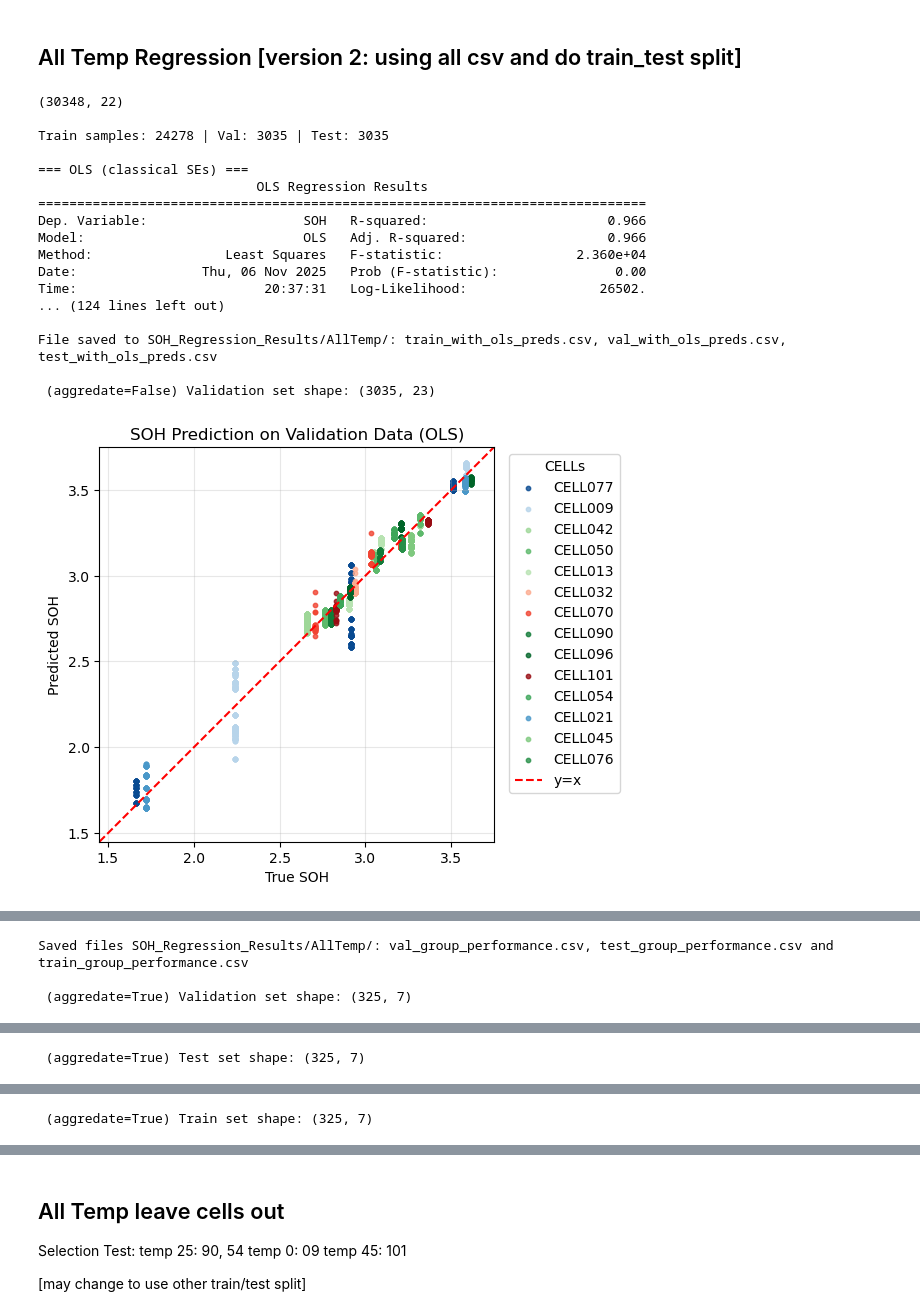
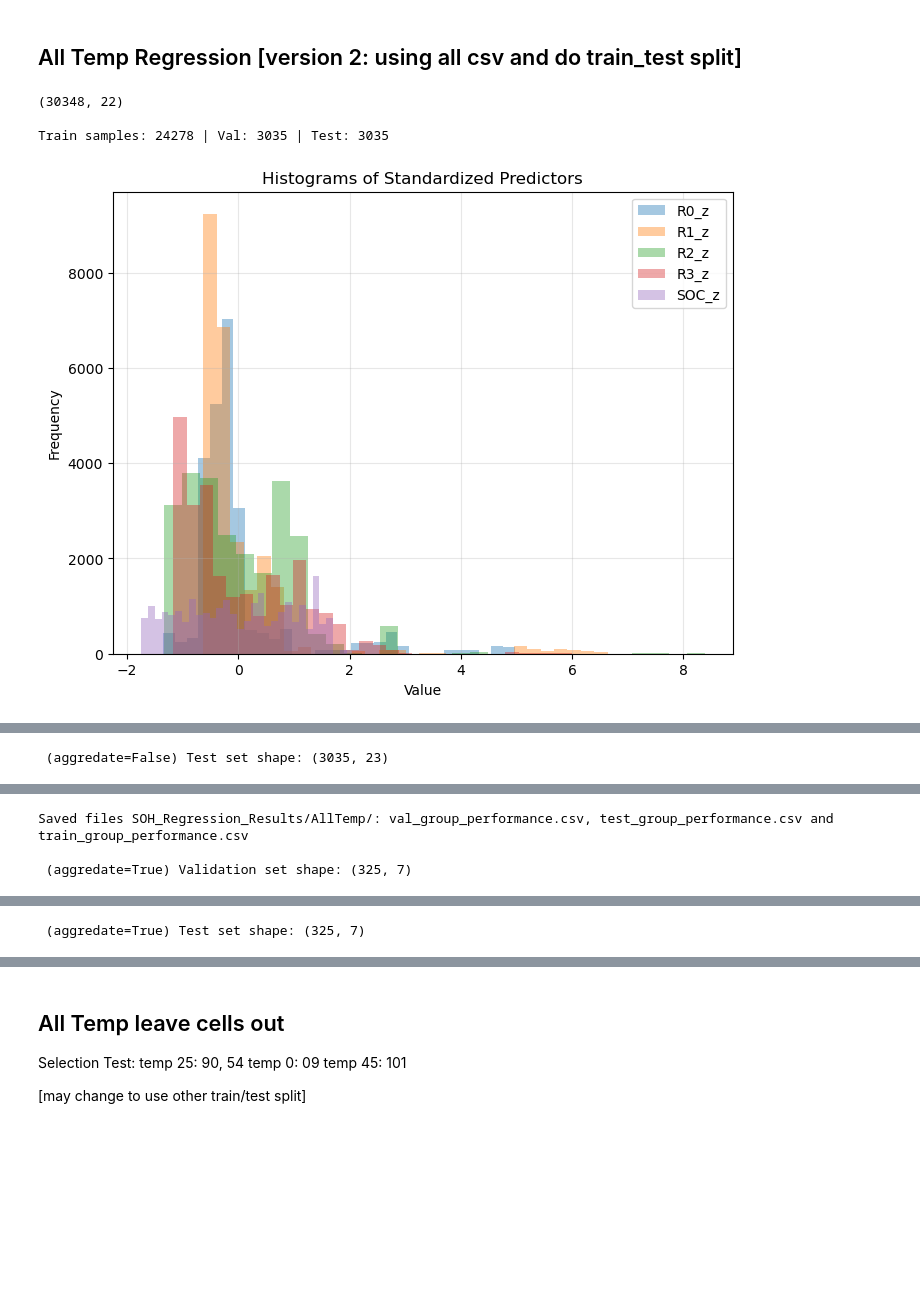
Before and after one commit to ZxZhang914/ECM-battery-research, a Jupyter notebook: SOH_LinearRegression.ipynb, the cells around one changed output, grey strips where cells are left out. Saved outputs shown, nothing was run; the diff lists cells and outputs as text; code cells hidden in the pictures; blank space fills up the shorter version.

```diff
--- a/SOH_LinearRegression.ipynb
+++ b/SOH_LinearRegression.ipynb
@@ -689,8 +689,8 @@ os.makedirs(file_save_dir, exist_ok=True)
 # 1) Define features and target
 # -------------------------------------------------
 # FEATURES = ["R0", "R1", "R2", "R3", "SOC", "Temp"]
-FEATURES = ["R0", "R1", "R2", "R3", "tau1", "tau2","tau3", "SOC","Aw", "Temp"]
-STANDARDIZED_COLS = ["R0", "R1", "R2", "R3", "tau1", "tau2", "tau3", "SOC", "Aw"]
+FEATURES = ["R0", "R1", "R2", "R3", "SOC", "Temp"]
+STANDARDIZED_COLS = ["R0", "R1", "R2", "R3", "SOC"]
 TARGET = "SOH"
 
 X_all = df_all[FEATURES].values.astype(np.float32)
@@ -723,6 +723,28 @@ df = df_train.copy()
 for col in STANDARDIZED_COLS:
     df[f"{col}_z"] = zscore(df[col])
 
+plt.figure(figsize=(8,6))
+
+# Overlapping histograms
+for col in STANDARDIZED_COLS:
+    plt.hist(df[f"{col}_z"], bins=30, alpha=0.4, label=f"{col}_z")
+
+plt.title("Histograms of Standardized Predictors")
+plt.xlabel("Value")
+plt.ylabel("Frequency")
+plt.legend()
+plt.grid(alpha=0.3)
+plt.show()
+
+# Print the rows with z-score > 3
+for col in STANDARDIZED_COLS:
+    outliers = df[df[f"{col}_z"] > 3]
+    if not outliers.empty:
+        print(f"\nOutliers detected in {col}_z (z > 3):")
+        print(outliers)
+        outliers.to_csv(f"outliers_{col}_z.csv", index=False)
+# ####
+
 train_means = {c: df[c].mean() for c in STANDARDIZED_COLS}
 train_stds  = {c: df[c].std(ddof=0) for c in STANDARDIZED_COLS}
 
@@ -737,20 +759,20 @@ for col in ["Temp_0","Temp_45"]:
 # -------------------------------------------------
 # 4) Define final formula
 # -------------------------------------------------
-# final_formula_strict = (
-#     "SOH ~ R0_z + R1_z + R2_z + R3_z + SOC_z"
-#     "+ Temp_0 + Temp_45 "
-#     "+ R0_z:Temp_0 + R1_z:Temp_0 + R2_z:Temp_0 + R3_z:Temp_0 + SOC_z:Temp_0 "
-#     "+ R0_z:Temp_45 + R1_z:Temp_45 + R2_z:Temp_45 + R3_z:Temp_45 + SOC_z:Temp_45"
-# )
+final_formula_strict = (
+    "SOH ~ R0_z + R1_z + R2_z + R3_z + SOC_z"
+    "+ Temp_0 + Temp_45 "
+    "+ R0_z:Temp_0 + R1_z:Temp_0 + R2_z:Temp_0 + R3_z:Temp_0 + SOC_z:Temp_0 "
+    "+ R0_z:Temp_45 + R1_z:Temp_45 + R2_z:Temp_45 + R3_z:Temp_45 + SOC_z:Temp_45"
+)
 
 # With taus
-final_formula_strict = (
-    "SOH ~ R0_z + R1_z + R2_z + R3_z + SOC_z + tau1_z + tau2_z + tau3_z + Aw_z"
-    "+ Temp_0 + Temp_45 "
-    "+ R0_z:Temp_0 + R1_z:Temp_0 + R2_z:Temp_0 + R3_z:Temp_0 + SOC_z:Temp_0 + tau1_z:Temp_0 + tau2_z:Temp_0 + tau3_z:Temp_0 + Aw_z:Temp_0 "
-    "+ R0_z:Temp_45 + R1_z:Temp_45 + R2_z:Temp_45 + R3_z:Temp_45 + SOC_z:Temp_45 + tau1_z:Temp_45 + tau2_z:Temp_45 + tau3_z:Temp_45 + Aw_z:Temp_45"
-)
+# final_formula_strict = (
+#     "SOH ~ R0_z + R1_z + R2_z + R3_z + SOC_z + tau1_z + tau2_z + tau3_z + Aw_z"
+#     "+ Temp_0 + Temp_45 "
+#     "+ R0_z:Temp_0 + R1_z:Temp_0 + R2_z:Temp_0 + R3_z:Temp_0 + SOC_z:Temp_0 + tau1_z:Temp_0 + tau2_z:Temp_0 + tau3_z:Temp_0 + Aw_z:Temp_0 "
+#     "+ R0_z:Temp_45 + R1_z:Temp_45 + R2_z:Temp_45 + R3_z:Temp_45 + SOC_z:Temp_45 + tau1_z:Temp_45 + tau2_z:Temp_45 + tau3_z:Temp_45 + Aw_z:Temp_45"
+# )
 
 
 # -------------------------------------------------
@@ -776,10 +798,6 @@ slopes_25 = {
     "R2_z": p.get("R2_z", 0.0),
     "R3_z": p.get("R3_z", 0.0),
     "SOC_z": p.get("SOC_z", 0.0),
-    "tau1_z": p.get("tau1_z", 0.0),
-    "tau2_z": p.get("tau2_z", 0.0),
-    "tau3_z": p.get("tau3_z", 0.0),
-    "Aw_z": p.get("Aw_z", 0.0),
 }
 
 intercept_0 = intercept_25 + p.get("Temp_0", 0.0)
@@ -970,45 +988,31 @@ def compute_group_performance(df_split):
 
 
 # Compute validation and test performance summaries
 df_val_performance = compute_group_performance(df_val)
 df_test_performance = compute_group_performance(df_test)
 df_train_performance = compute_group_performance(df_train)
 
 
 df_val_performance.to_csv(f"{file_save_dir}/val_group_performance.csv", index=False)
 df_test_performance.to_csv(f"{file_save_dir}/test_group_performance.csv", index=False)
 df_train_performance.to_csv(f"{file_save_dir}/train_group_performance.csv", index=False)
 print(f"\nSaved files {file_save_dir}: val_group_performance.csv, test_group_performance.csv and train_group_performance.csv")
 
 # -------------------------------------------------
 # 12) Plot aggregated (CELL, SOH, SOC) results
 # -------------------------------------------------
 
 # Plot for both sets
 plot_pred_vs_actual(df_val_performance, "Validation", color_map=COLOR_MAP, aggregate=True)
 plot_pred_vs_actual(df_test_performance, "Test", color_map=COLOR_MAP, aggregate=True)
 plot_pred_vs_actual(df_train_performance, "Train", color_map=COLOR_MAP, aggregate=True)
 
 
 eval_model(df_val_performance, "Aggregate Validation", aggregate=True)
 eval_model(df_test_performance, "Aggregate Test", aggregate=True)
 eval_model(df_train_performance, "Aggregate Train", aggregate=True)
 # %% [output]
 (30348, 22)
 
 Train samples: 24278 | Val: 3035 | Test: 3035
-
-=== OLS (classical SEs) ===
-                            OLS Regression Results
-==============================================================================
-Dep. Variable:                    SOH   R-squared:                       0.966
-Model:                            OLS   Adj. R-squared:                  0.966
-Method:                 Least Squares   F-statistic:                 2.360e+04
-Date:                Thu, 06 Nov 2025   Prob (F-statistic):               0.00
-Time:                        20:37:31   Log-Likelihood:                 26502.
-... (124 lines left out)
-
-File saved to SOH_Regression_Results/AllTemp/: train_with_ols_preds.csv, val_with_ols_preds.csv, test_with_ols_preds.csv
-
- (aggredate=False) Validation set shape: (3035, 23)
-[figure, old version]
+[figure, new version]
@@ -1017,3 +1037 @@ File saved to SOH_Regression_Results/AllTemp/: train_with_ols_preds.csv, val_wit
-Saved files SOH_Regression_Results/AllTemp/: val_group_performance.csv, test_group_performance.csv and train_group_performance.csv
-
- (aggredate=True) Validation set shape: (325, 7)
+ (aggredate=False) Test set shape: (3035, 23)
@@ -1021 +1039,3 @@ Saved files SOH_Regression_Results/AllTemp/: val_group_performance.csv, test_gro
- (aggredate=True) Test set shape: (325, 7)
+Saved files SOH_Regression_Results/AllTemp/: val_group_performance.csv, test_group_performance.csv and train_group_performance.csv
+
+ (aggredate=True) Validation set shape: (325, 7)
@@ -1023 +1043 @@ Saved files SOH_Regression_Results/AllTemp/: val_group_performance.csv, test_gro
- (aggredate=True) Train set shape: (325, 7)
+ (aggredate=True) Test set shape: (325, 7)
```
Also changed, not shown: parts of 4 cells of this notebook, 3 other files.
